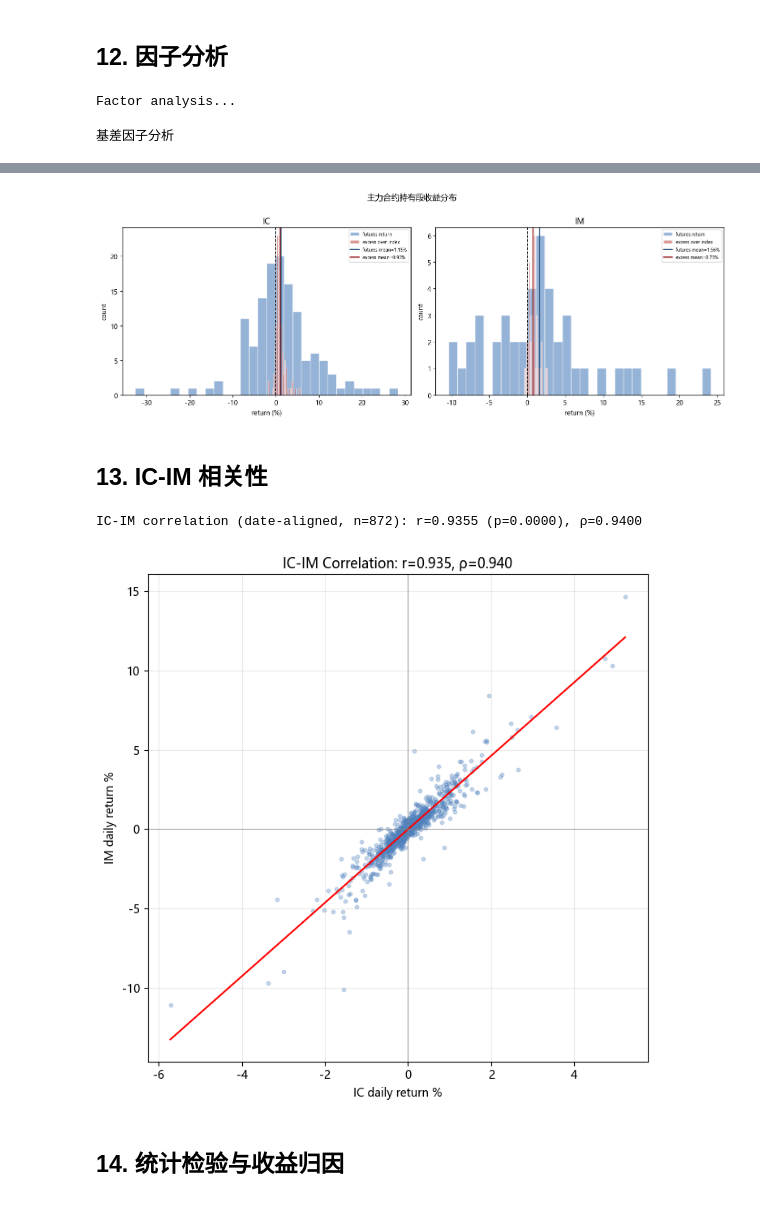
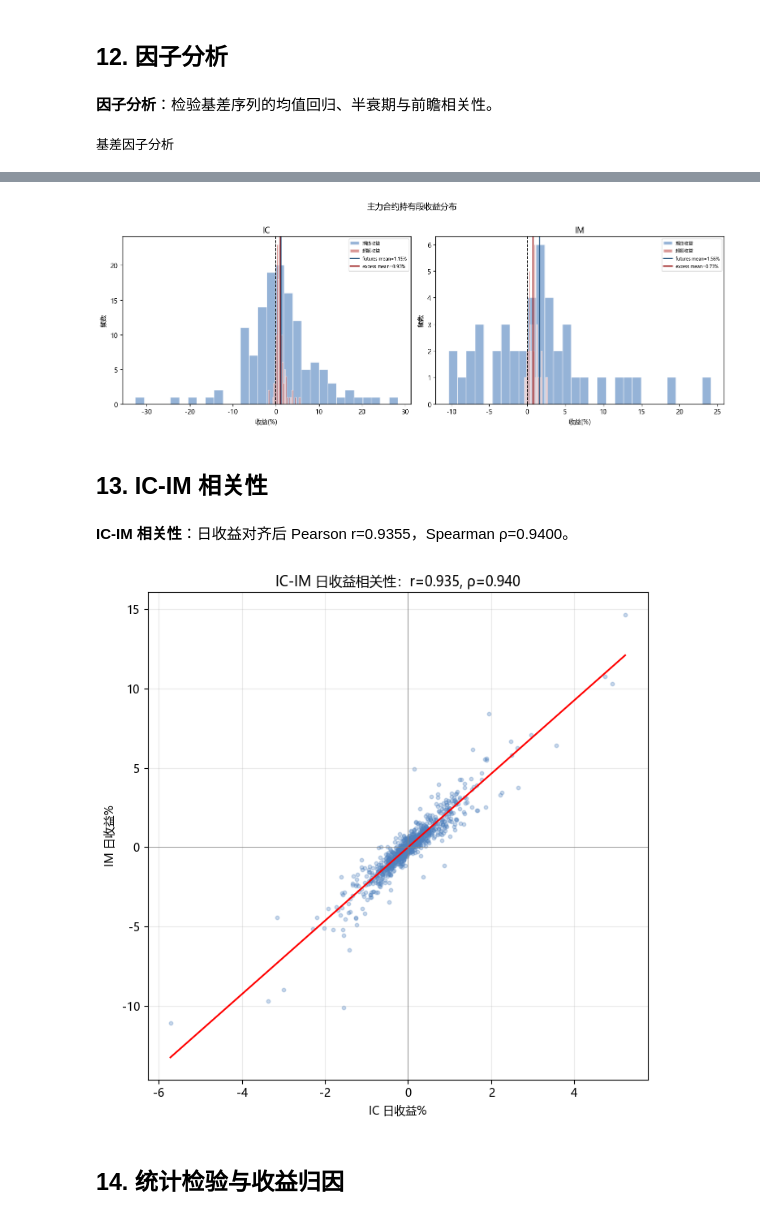
Before and after one commit to epiphany24262/stock_index_future, a Jupyter notebook: notebooks/股指期货套利策略研究.ipynb, the cells around one changed output, grey strips where cells are left out. Saved outputs shown, nothing was run; the diff lists cells and outputs as text; code cells hidden in the pictures.

```diff
--- a/notebooks/股指期货套利策略研究.ipynb
+++ b/notebooks/股指期货套利策略研究.ipynb
@@ -479,7 +550,7 @@ plt.savefig(FIGURE_DIR/'fig_heatmap.png', dpi=150, bbox_inches='tight'); plt.sho
 # %%
 # SECTION 10: Calendar Spread (with _pair_cost)
 # ================================================================
-print("\nCalendar spread...")
+display(Markdown("**跨期套利**：构建价差序列并测试均值回归型信号。"))
 def build_pairs(df_all, idx_df, mfd=3):
     df = df_all.copy(); df['date'] = pd.to_datetime(df['date'])
     df = df[~df['contract'].astype(str).str.contains('0Y', na=False)].copy()
@@ -570,10 +641,10 @@ for prod, pairs in [('IC', ic_pairs), ('IM', im_pairs)]:
     bt = backtest_spread(pairs, sig); bt['metrics'] = all_metrics(bt['daily_ret'], bt['nav'])
     bt['pairs'] = pairs; bt['signal'] = sig; spread_res[prod] = bt
     m = bt['metrics']
-    print(f"{prod} spread: Ret={m['ann_ret']*100:.2f}% Sharpe={m['sharpe']:.2f} MaxDD={m['max_dd']*100:.2f}% Trades={bt['n_trades']} Cost={bt['total_cost']:.0f}")
+    display(Markdown(f"**{prod} 跨期基准**：年化收益 {m['ann_ret']*100:.2f}%，Sharpe {m['sharpe']:.2f}，最大回撤 {m['max_dd']*100:.2f}%，交易笔数 {bt['n_trades']}，累计成本 {bt['total_cost']:.0f}。"))
 
 # Parameter scan
-print("Spread parameter scan (64 combos)...")
+display(Markdown("**参数扫描**：共 64 组组合，观察不同 lookback、入场阈值与方向设定下的表现。"))
 spread_scan = []
 for prod, pairs in [('IC', ic_pairs), ('IM', im_pairs)]:
     for lb in [30, 60, 90, 120]:
@@ -586,7 +657,7 @@ for prod, pairs in [('IC', ic_pairs), ('IM', im_pairs)]:
                     'MaxDD%': round(m['max_dd']*100, 2), '交易笔数': bt['n_trades']})
 scan_df = pd.DataFrame(spread_scan)
 pos_sharpe = scan_df[scan_df['Sharpe'] > 0]
-display(Markdown(f"**跨期参数扫描：{len(scan_df)}组，正Sharpe：{len(pos_sharpe)}组**"))
+display(Markdown(f"**跨期参数扫描**：共 {len(scan_df)} 组组合，正 Sharpe 组合 {len(pos_sharpe)} 组。"))
 
 # Spread leverage (FIXED notional)
 slev = {}
@@ -635,0 +711,19 @@ Spread parameter scan (64 combos)...
+# %%
+# SECTION 10B: Calendar Spread Leverage Chart
+# ================================================================
+lev_df = pd.DataFrame(lev_rows)
+lev_df['_lev'] = lev_df['杠杆'].str.replace('x', '', regex=False).astype(float)
+fig, axes = plt.subplots(1, 2, figsize=(14, 5), sharex=True)
+for ax, prod in zip(axes, ['IC', 'IM']):
+    d = lev_df[lev_df['品种'] == prod].sort_values('_lev')
+    ax.plot(d['_lev'], d['年化收益%'], marker='o', color='#1f4e79', label='年化收益%')
+    ax.plot(d['_lev'], d['MaxDD%'], marker='s', color='#c0504d', label='最大回撤%')
+    ax.axhline(0, color='black', lw=0.8)
+    ax.set_title(f'{prod} 跨期杠杆压力')
+    ax.set_xlabel('杠杆倍数')
+    ax.set_ylabel('%')
+    ax.grid(True, alpha=0.25)
+    ax.legend(fontsize=8)
+plt.suptitle('跨期套利杠杆压力测试', fontsize=13, y=1.02)
+plt.tight_layout(); figure_paths.append(FIGURE_DIR/'fig_calendar_leverage.png')
+plt.savefig(FIGURE_DIR/'fig_calendar_leverage.png', dpi=150, bbox_inches='tight'); plt.show()
@@ -682,7 +778,7 @@ Combination strategies (date-aligned)...
 # %%
 # SECTION 12: Factor Analysis
 # ================================================================
-print("\nFactor analysis...")
+display(Markdown("**因子分析**：检验基差序列的均值回归、半衰期与前瞻相关性。"))
 fd = {}
 for lbl, d in [('IC', ic_main), ('IM', im_main)]:
     kl = lbl.lower()
@@ -708,39 +804,39 @@ for lbl in ['IC', 'IM']:
     a = fd[f'{kl}_adf']; hl = fd[f'{kl}_hl']; h = fd[f'{kl}_hold']
     rets = [s['total_ret_pct'] for s in h]; excess = [s['excess_ret_pct'] for s in h]
     factor_rows.append({'品种': lbl, 'ADF统计量': round(a['stat'], 2), 'ADF p值': round(a['p'], 4),
         '半衰期(天)': round(hl, 1) if np.isfinite(hl) else '∞',
         '持有段数': len(h), '期货持有段均值%': round(np.mean(rets), 2),
         '持有段超额均值%': round(np.mean(excess), 2),
         '超额正占比': f"{np.mean([e > 0 for e in excess])*100:.1f}%",
         'IC(b→期货1d)': round(fd[f'{kl}_f1']['ic'], 4),
         'IC(b→指数1d)': round(fd[f'{kl}_i1']['ic'], 4),
         'IC(b→指数5d)': round(fd[f'{kl}_i5']['ic'], 4),
         'IC(b→指数20d)': round(fd[f'{kl}_i20']['ic'], 4)})
 display(pd.DataFrame(factor_rows).style.set_caption('基差因子分析'))
 
 # Holding period chart
 fig, axes = plt.subplots(1, 2, figsize=(14, 5))
 for ax, lbl in zip(axes, ['IC', 'IM']):
     segs = fd[f'{lbl.lower()}_hold']
     rets = [s['total_ret_pct'] for s in segs]; excess = [s['excess_ret_pct'] for s in segs]
-    ax.hist(rets, bins=30, alpha=0.6, color='#4f81bd', edgecolor='white', label='futures return')
-    ax.hist(excess, bins=30, alpha=0.6, color='#c0504d', edgecolor='white', label='excess over index')
+    ax.hist(rets, bins=30, alpha=0.6, color='#4f81bd', edgecolor='white', label='期货收益')
+    ax.hist(excess, bins=30, alpha=0.6, color='#c0504d', edgecolor='white', label='超额收益')
     ax.axvline(0, color='black', lw=1.2, linestyle='--')
     ax.axvline(np.mean(rets), color='#1f4e79', lw=1.8, label=f'futures mean={np.mean(rets):.2f}%')
     ax.axvline(np.mean(excess), color='#9b1b1b', lw=1.8, label=f'excess mean={np.mean(excess):.2f}%')
-    ax.set_title(f'{lbl}'); ax.set_xlabel('return (%)'); ax.set_ylabel('count'); ax.legend(fontsize=7)
+    ax.set_title(f'{lbl}'); ax.set_xlabel('收益(%)'); ax.set_ylabel('频数'); ax.legend(fontsize=7)
 plt.suptitle('主力合约持有段收益分布', fontsize=13, y=1.01)
 plt.tight_layout(); figure_paths.append(FIGURE_DIR/'fig_roll_yield.png')
 plt.savefig(FIGURE_DIR/'fig_roll_yield.png', dpi=150, bbox_inches='tight'); plt.show()
 
 # ================================================================
 # %% [output]
+**因子分析**：检验基差序列的均值回归、半衰期与前瞻相关性。
-Factor analysis...
+基差因子分析
-基差因子分析
 |  | 品种 | ADF统计量 | ADF p值 | 半衰期(天) | 持有段数 | 期货持有段均值% | 持有段超额均值% | 超额正占比 | IC(b→期货1d) | IC(b→指数1d) | ... |
 | 0 | IC | -4.060000 | 0.001100 | 5.600000 | 131 | 1.150000 | 0.930000 | 89.3% | -0.046000 | 0.083900 | ... |
 | 1 | IM | -4.380000 | 0.000300 | 4.500000 | 44 | 1.560000 | 0.730000 | 88.6% | -0.022100 | 0.087300 | ... |
-[figure, old version]
+[figure, new version]
 # %% [markdown]
 ## 13. IC-IM 相关性
 # %%
@@ -751,7 +847,7 @@ icdf = pd.DataFrame({'date': ic_main['date'].values[:len(ic_r)], 'ic_ret': ic_r}
 imdf = pd.DataFrame({'date': im_main['date'].values[:len(im_r)], 'im_ret': im_r})
 cc = icdf.merge(imdf, on='date', how='inner').dropna()
 pr = stats.pearsonr(cc['ic_ret'], cc['im_ret']); sp = stats.spearmanr(cc['ic_ret'], cc['im_ret'])
-print(f"IC-IM correlation (date-aligned, n={len(cc)}): r={pr[0]:.4f} (p={pr[1]:.4f}), ρ={sp[0]:.4f}")
+display(Markdown(f"**IC-IM 相关性**：日收益对齐后 Pearson r={pr[0]:.4f}，Spearman ρ={sp[0]:.4f}。"))
 
 fig, ax = plt.subplots(figsize=(7, 7))
 ax.scatter(cc['ic_ret']*100, cc['im_ret']*100, s=10, alpha=0.3, color='#4f81bd')
@@ -759,16 +855,16 @@ from numpy.polynomial.polynomial import polyfit
 b, m_ = polyfit(cc['ic_ret']*100, cc['im_ret']*100, 1)
 xr = np.linspace(cc['ic_ret'].min()*100, cc['ic_ret'].max()*100, 100)
 ax.plot(xr, b+m_*xr, 'r-', lw=1.5)
-ax.set_xlabel('IC daily return %'); ax.set_ylabel('IM daily return %')
-ax.set_title(f'IC-IM Correlation: r={pr[0]:.3f}, ρ={sp[0]:.3f}')
+ax.set_xlabel('IC 日收益%'); ax.set_ylabel('IM 日收益%')
+ax.set_title(f'IC-IM 日收益相关性：r={pr[0]:.3f}, ρ={sp[0]:.3f}')
 ax.grid(True, alpha=0.25); ax.axhline(0, color='gray', lw=0.5); ax.axvline(0, color='gray', lw=0.5)
 plt.tight_layout(); figure_paths.append(FIGURE_DIR/'fig_correlation.png')
 plt.savefig(FIGURE_DIR/'fig_correlation.png', dpi=150, bbox_inches='tight'); plt.show()
 
 # ================================================================
 # %% [output]
-IC-IM correlation (date-aligned, n=872): r=0.9355 (p=0.0000), ρ=0.9400
+**IC-IM 相关性**：日收益对齐后 Pearson r=0.9355，Spearman ρ=0.9400。
-[figure, old version]
+[figure, new version]
 # %% [markdown]
 ## 14. 统计检验与收益归因
 # %%
```
Also changed, not shown: parts of 16 cells of this notebook, 18 other files.
